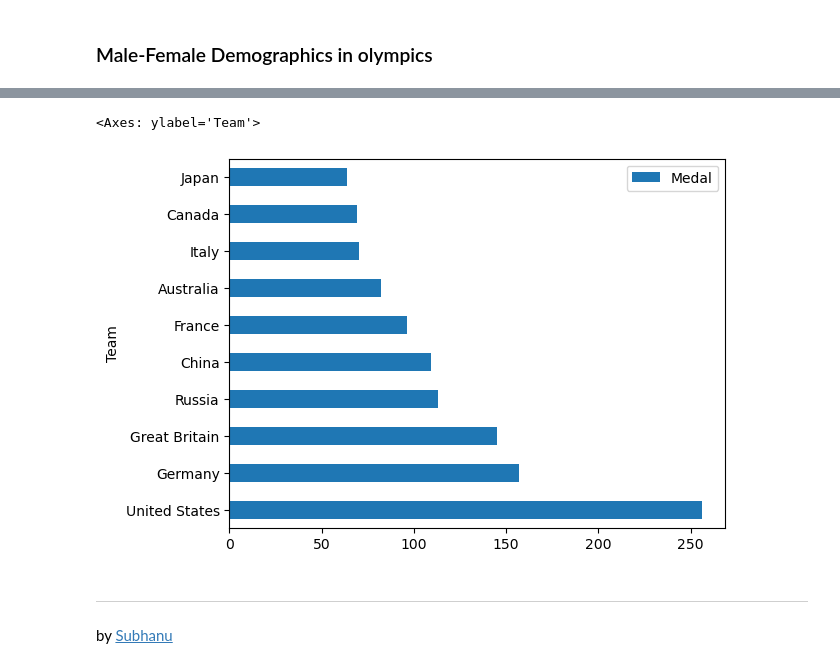
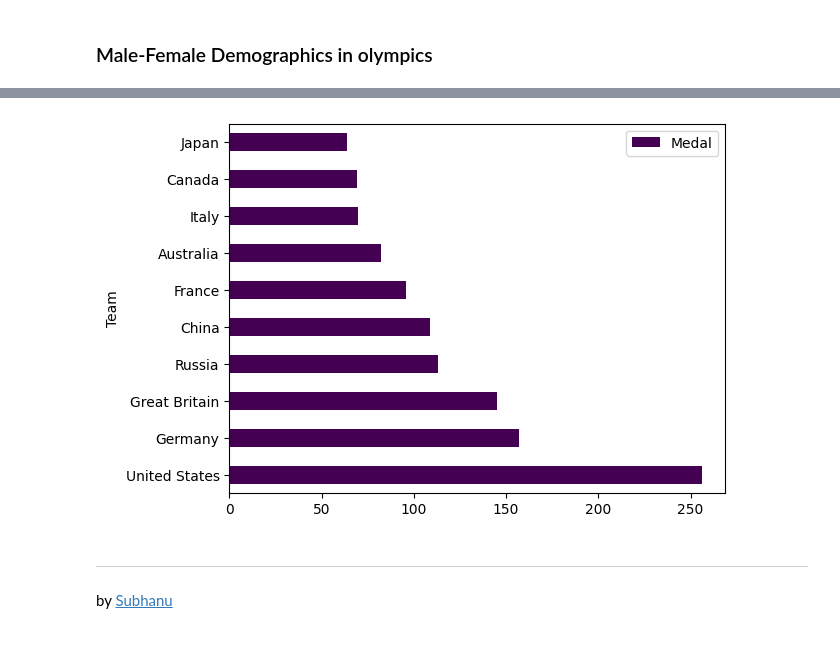
Before and after one commit to subhanu-dev/Olympic-Data-Analysis, a Jupyter notebook: Olympic Data Analysis.ipynb, the cells around one changed output, grey strips where cells are left out. Cells and saved outputs as stored; diff of their text form; code cells hidden in the pictures.

```diff
--- a/Olympic Data Analysis.ipynb
+++ b/Olympic Data Analysis.ipynb
@@ -346,10 +362,10 @@ df_rio
 top_10 = df_rio.groupby('Team')[['Medal']].count()
 top_10val=top_10.sort_values('Medal',ascending=False).head(10)
 # %%
-top_10val.plot.barh()
+top_10val.plot.barh(colormap="viridis")
+plt.show()
 # %% [output]
-<Axes: ylabel='Team'>
-[figure, old version]
+[figure, new version]
 # %% [markdown]
 ---
 by [Subhanu](https://github.com/subhanu-dev)
```
Also changed, not shown: parts of 37 cells of this notebook.
